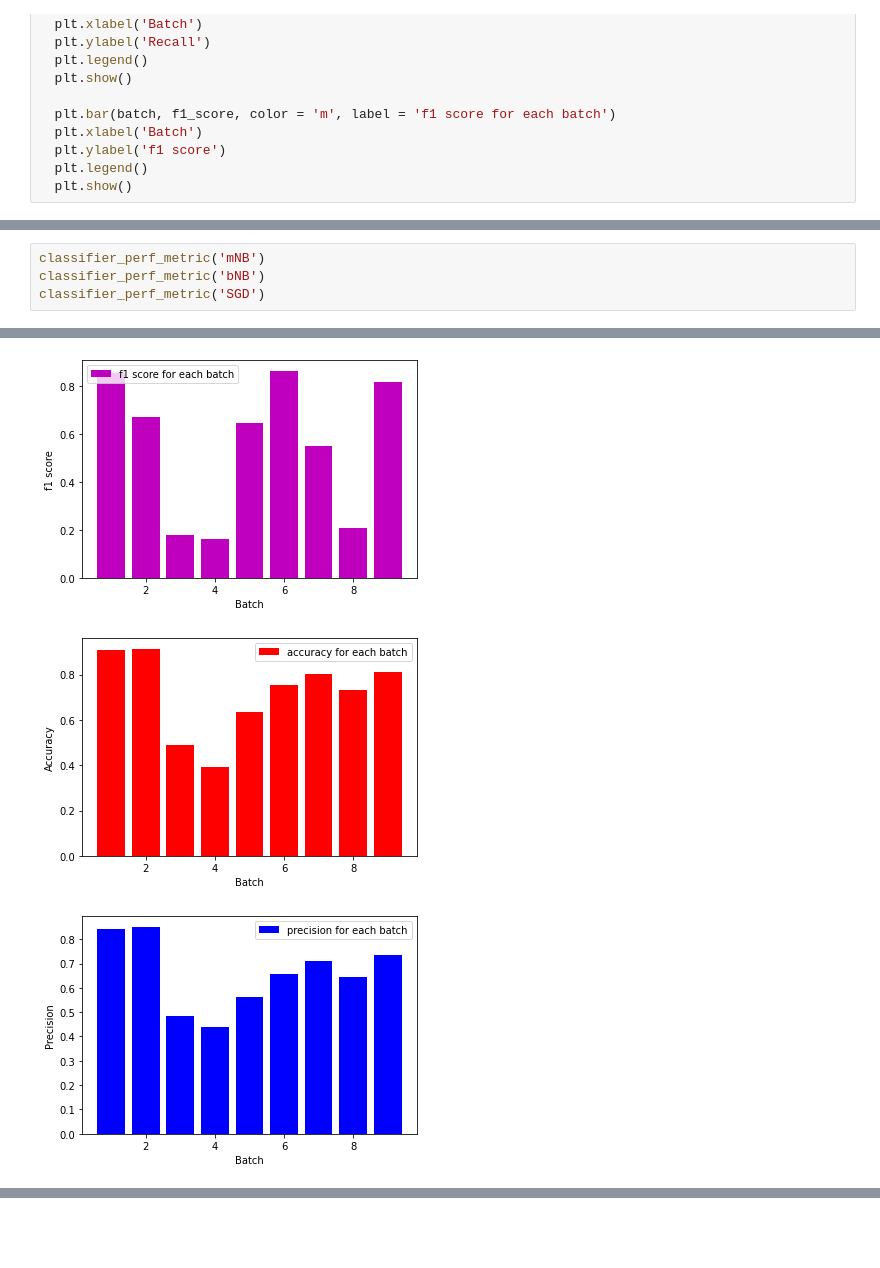
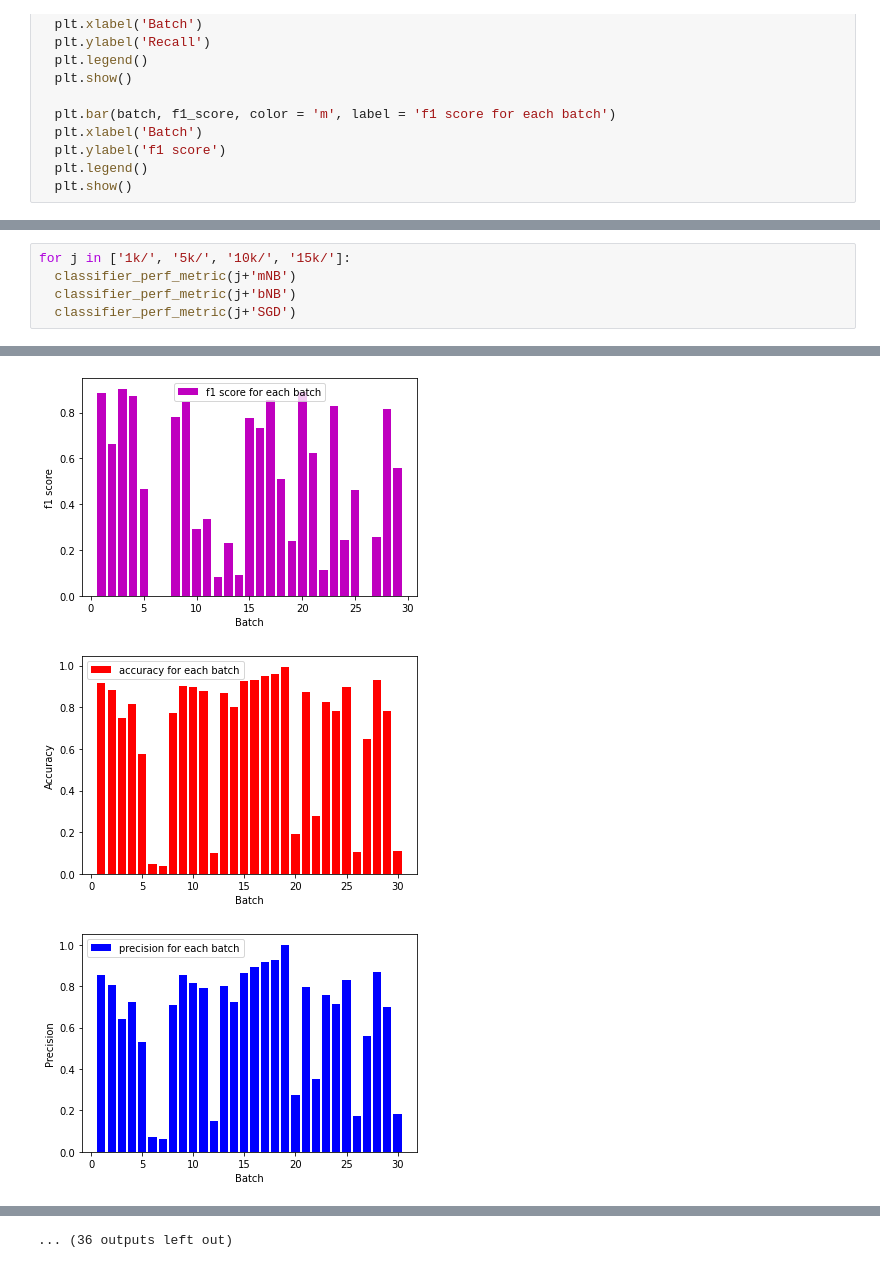
Before and after one commit to Abhishek4848/Email_Spam_Classifier, a Jupyter notebook: PerformanceMetrics_MLstreaming.ipynb, the cells around one changed output, grey strips where cells are left out. Drawn from its saved outputs; the diff is of its cells as text; blank space fills up the shorter version.

Commit message:
Locally implemented plot for different batch sizes

```diff
--- a/PerformanceMetrics_MLstreaming.ipynb
+++ b/PerformanceMetrics_MLstreaming.ipynb
@@ -95,5 +104,6 @@ classifiers_metric('f1 score')
 # %%
-classifier_perf_metric('mNB')
-classifier_perf_metric('bNB')
-classifier_perf_metric('SGD')
+for j in ['1k/', '5k/', '10k/', '15k/']:
+  classifier_perf_metric(j+'mNB')
+  classifier_perf_metric(j+'bNB')
+  classifier_perf_metric(j+'SGD')
 # %% [output]
@@ -103,3 +113,3 @@ classifier_perf_metric('SGD')
-[figure, old version]
+[figure, new version]
-[figure, old version]
+[figure, new version]
-[figure, old version]
+[figure, new version]
@@ -111,0 +122 @@ classifier_perf_metric('SGD')
+... (36 outputs left out)
```
Also changed, not shown: parts of 8 cells of this notebook.
